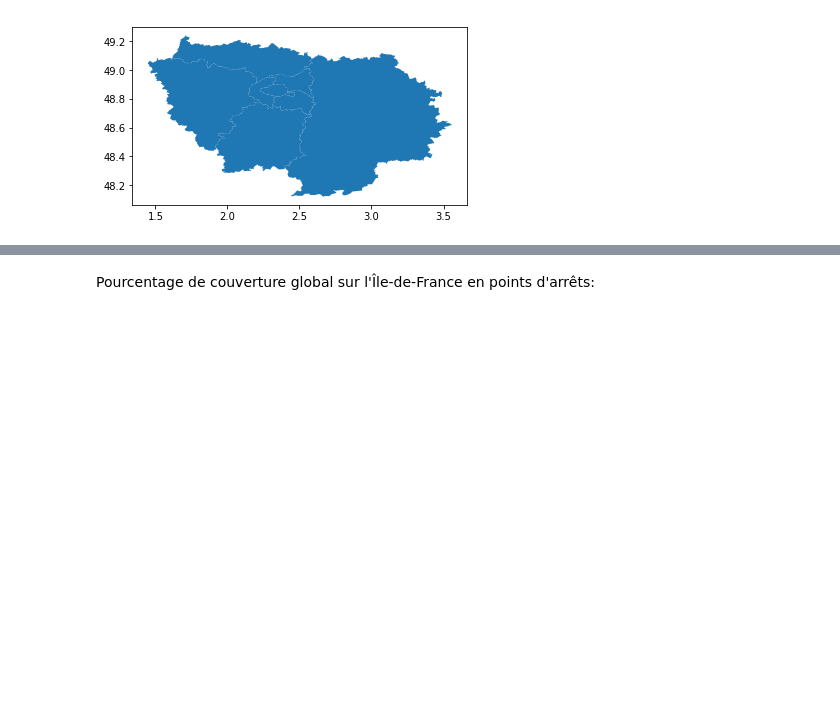
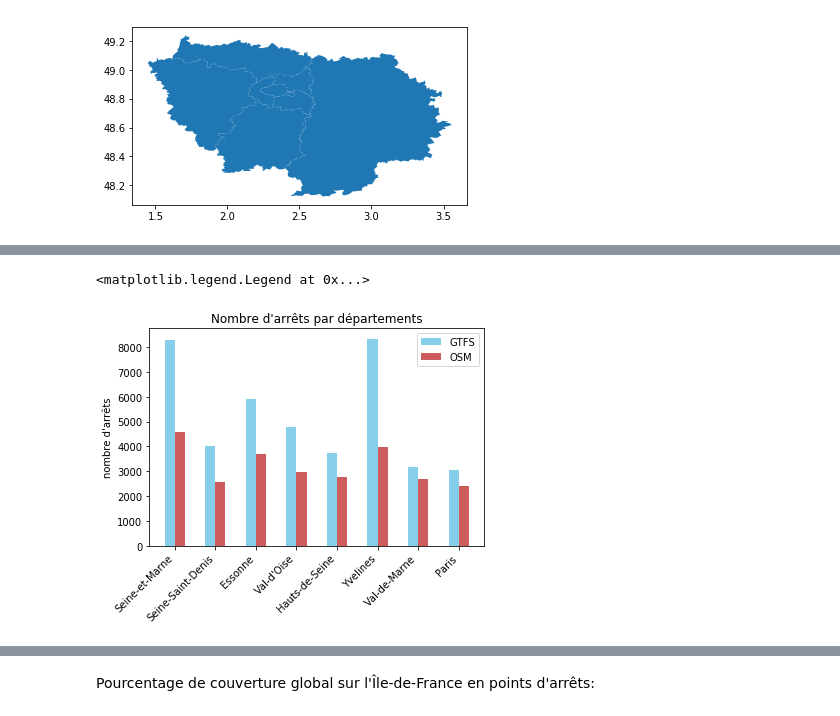
Before and after one commit to Jungle-Bus/ref-fr-STIF, a Jupyter notebook: audit_routepoints/idf_audit.ipynb, the cells around one changed output, grey strips where cells are left out. Cells and saved outputs as stored; diff of their text form; code cells hidden in the pictures; blank space fills up the shorter version.

Commit message:
audit stif - some bar charts

```diff
--- a/audit_routepoints/idf_audit.ipynb
+++ b/audit_routepoints/idf_audit.ipynb
@@ -71,3 +70,24 @@ zones_with_stoppoints_count
+# %%
+#TODO : histogramme de la couverture en pourcentage par département
+import numpy as np
+import matplotlib.pyplot as plt
+
+width = 0.25  # the width of the bars
+ind = np.arange(zones.shape[0])
+fig, ax = plt.subplots()
+rects1 = ax.bar(ind - width/2, zones_with_stoppoints_count["nb_stoppoints_officiel"],
+                width, color='SkyBlue', label='GTFS')
+rects2 = ax.bar(ind + width/2, zones_with_stoppoints_count["nb_stoppoints_osm"],
+                width, color='IndianRed', label='OSM')
+# Add some text for labels, title and custom x-axis tick labels, etc.
+ax.set_ylabel('nombre d\'arrêts')
+ax.set_title('Nombre d\'arrêts par départements')
+ax.set_xticks(ind)
+ax.set_xticklabels(zones_with_stoppoints_count["name"], rotation=45, ha='right')
+ax.legend()
+# %% [output]
+<matplotlib.legend.Legend at 0x...>
+[figure, added]
 # %%
 m = folium.Map([48.8566, 2.3429], zoom_start=9, tiles="OpenStreetMap")
 m.choropleth(geo_data=zones_with_stoppoints_count, data=zones_with_stoppoints_count, columns=['name', 'couverture_stoppoints_osm'],
```
Also changed, not shown: parts of 6 cells of this notebook, 1 other file.
